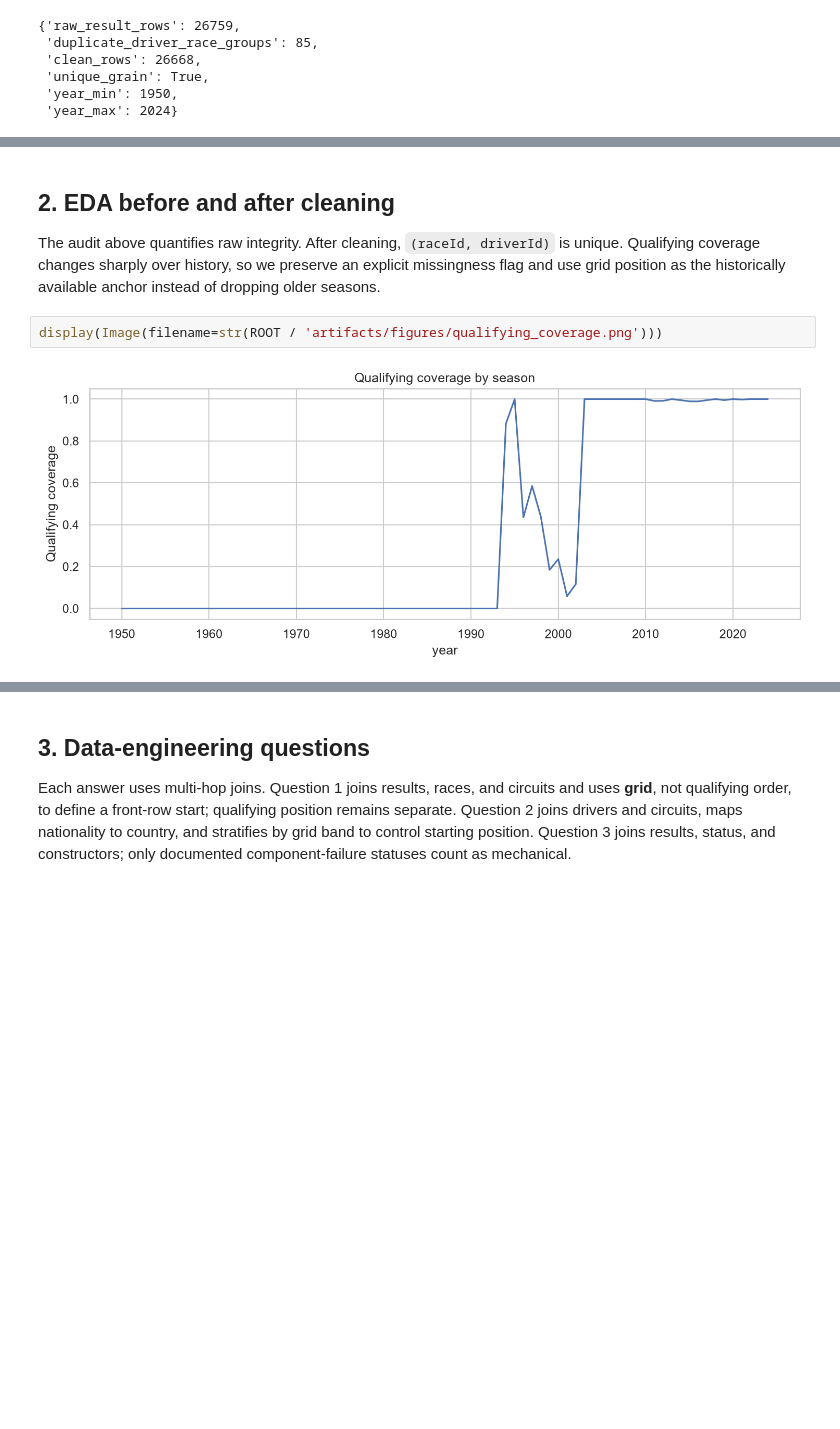
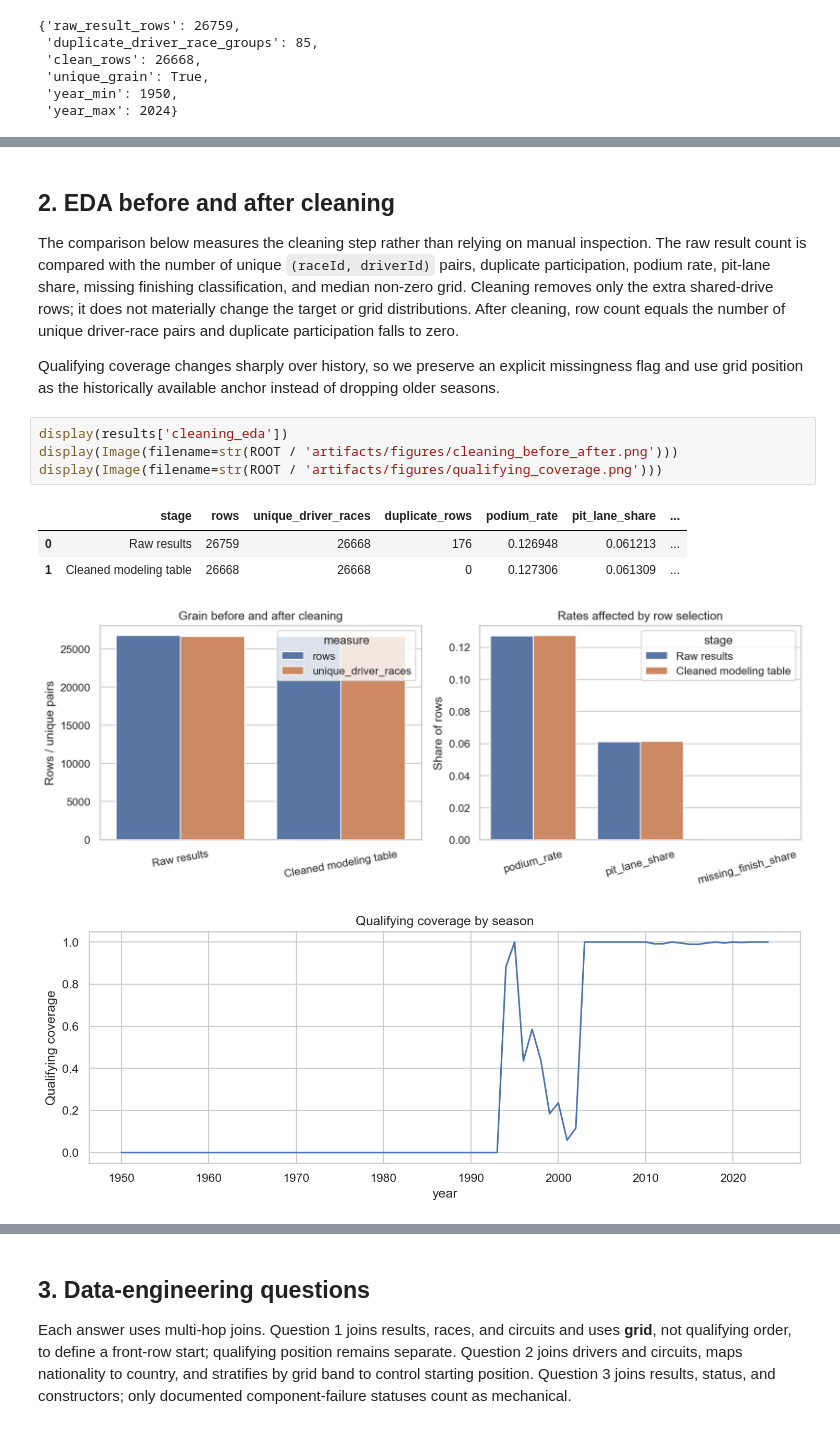
Before and after one commit to aliyousefex/ACL-9th-Paladin, a Jupyter notebook: notebooks/milestone_1_f1_podium_prediction.ipynb, the cells around one changed output, grey strips where cells are left out. Drawn from its saved outputs; the diff is of its cells as text; blank space fills up the shorter version.

```diff
--- a/notebooks/milestone_1_f1_podium_prediction.ipynb
+++ b/notebooks/milestone_1_f1_podium_prediction.ipynb
@@ -81,8 +113,16 @@ display(results['summary']['diagnostics'])
 # %% [markdown]
 ## 2. EDA before and after cleaning
 
-The audit above quantifies raw integrity. After cleaning, `(raceId, driverId)` is unique. Qualifying coverage changes sharply over history, so we preserve an explicit missingness flag and use grid position as the historically available anchor instead of dropping older seasons.
+The comparison below measures the cleaning step rather than relying on manual inspection. The raw result count is compared with the number of unique `(raceId, driverId)` pairs, duplicate participation, podium rate, pit-lane share, missing finishing classification, and median non-zero grid. Cleaning removes only the extra shared-drive rows; it does not materially change the target or grid distributions. After cleaning, row count equals the number of unique driver-race pairs and duplicate participation falls to zero.
+
+Qualifying coverage changes sharply over history, so we preserve an explicit missingness flag and use grid position as the historically available anchor instead of dropping older seasons.
 # %%
+display(results['cleaning_eda'])
+display(Image(filename=str(ROOT / 'artifacts/figures/cleaning_before_after.png')))
 display(Image(filename=str(ROOT / 'artifacts/figures/qualifying_coverage.png')))
 # %% [output]
+|  | stage | rows | unique_driver_races | duplicate_rows | podium_rate | pit_lane_share | ... |
+| 0 | Raw results | 26759 | 26668 | 176 | 0.126948 | 0.061213 | ... |
+| 1 | Cleaned modeling table | 26668 | 26668 | 0 | 0.127306 | 0.061309 | ... |
-[figure, old version]
+[figure, new version]
+[figure, added]
```
Also changed, not shown: parts of 18 cells of this notebook, 43 other files.
